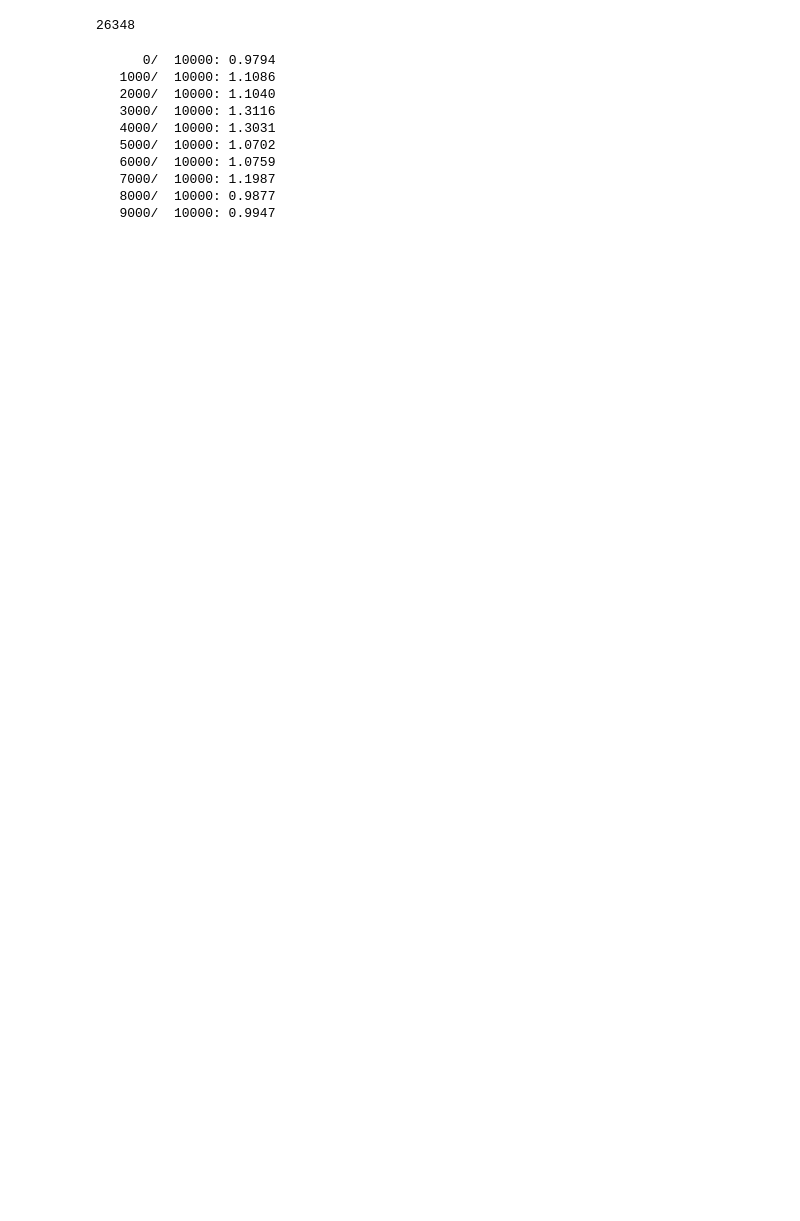
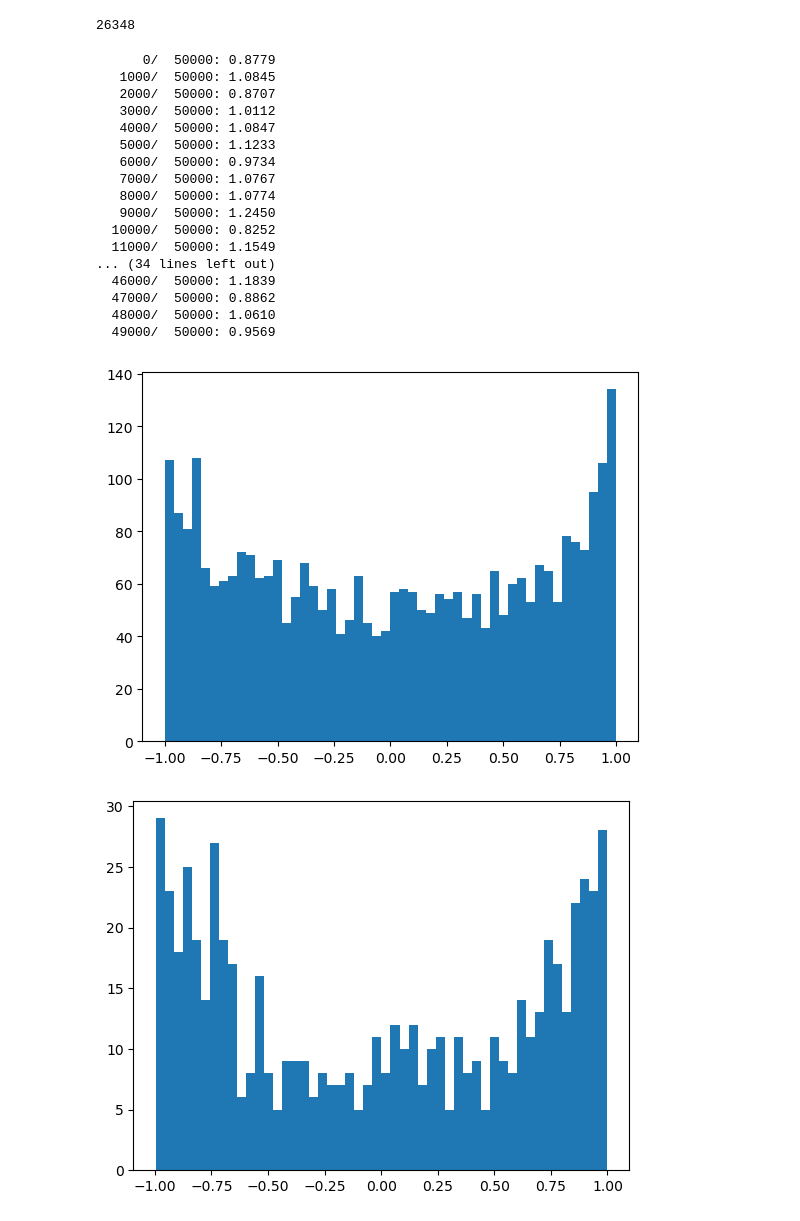
Before and after one commit to virsel/mlpc, a Jupyter notebook: src/main.ipynb, the cells around one changed output. Cells and saved outputs as stored; diff of their text form; code cells hidden in the pictures; blank space fills up the shorter version.

```diff
--- a/src/main.ipynb
+++ b/src/main.ipynb
@@ -184,7 +195,7 @@ sum([ p.nelement() for p in net.parameters()])
 layers = net.get_layers()
 # %%
 # same optimization as last time
-max_steps = 10000
+max_steps = 50000
 batch_size = 32
 ud = []
 lossi = []
@@ -208,7 +219,7 @@ for i in range(max_steps):
     loss.backward()
 
     # update
-    lr = 0.1 if i < 150000 else 0.01 # step learning rate decay
+    lr = 0.01 if i < 150000 else 0.01 # step learning rate decay
     for p in net.parameters():
       p.data += -lr * p.grad
 
@@ -222,16 +233,32 @@ for i in range(max_steps):
     if i >= 10000:
       pass #break # AFTER_DEBUG: would take out obviously to run full optimization
 # %% [output]
-      0/  10000: 0.9794
-   1000/  10000: 1.1086
-   2000/  10000: 1.1040
-   3000/  10000: 1.3116
-   4000/  10000: 1.3031
-   5000/  10000: 1.0702
-   6000/  10000: 1.0759
-   7000/  10000: 1.1987
-   8000/  10000: 0.9877
-   9000/  10000: 0.9947
+      0/  50000: 0.8779
+   1000/  50000: 1.0845
+   2000/  50000: 0.8707
+   3000/  50000: 1.0112
+   4000/  50000: 1.0847
+   5000/  50000: 1.1233
+   6000/  50000: 0.9734
+   7000/  50000: 1.0767
+   8000/  50000: 1.0774
+   9000/  50000: 1.2450
+  10000/  50000: 0.8252
+  11000/  50000: 1.1549
+... (34 lines left out)
+  46000/  50000: 1.1839
+  47000/  50000: 0.8862
+  48000/  50000: 1.0610
+  49000/  50000: 0.9569
+# %%
+import matplotlib.pyplot as plt
+tanh1 = net.act1.out
+plt.hist(tanh1.view(-1).tolist(), bins=50);
+plt.show()
+plt.hist(net.act2.out.view(-1).tolist(), bins=50);
+# %% [output]
+[figure, added]
+[figure, added]
 # %%
 import matplotlib.pyplot as plt
 
```
Also changed, not shown: parts of 11 cells of this notebook.
